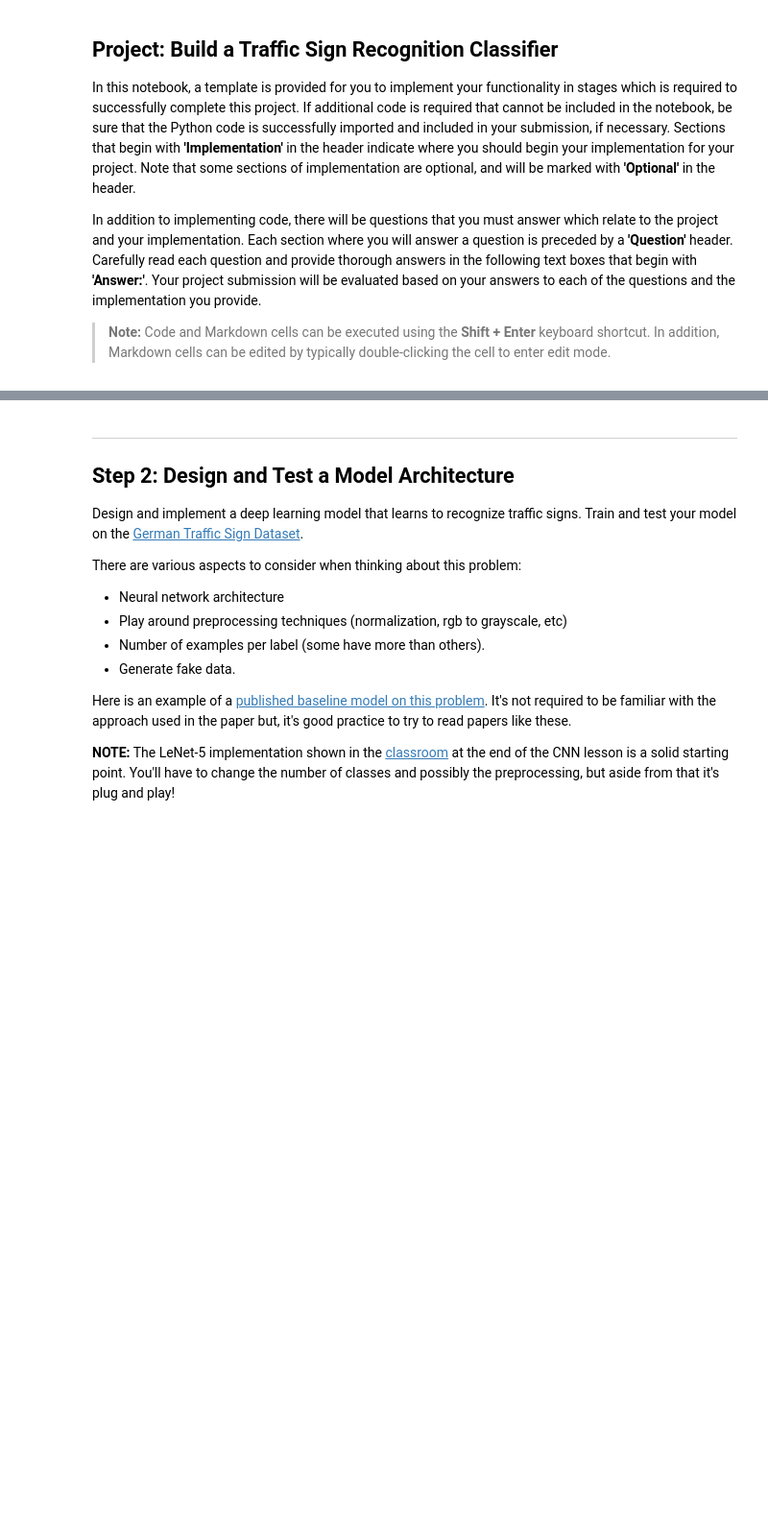
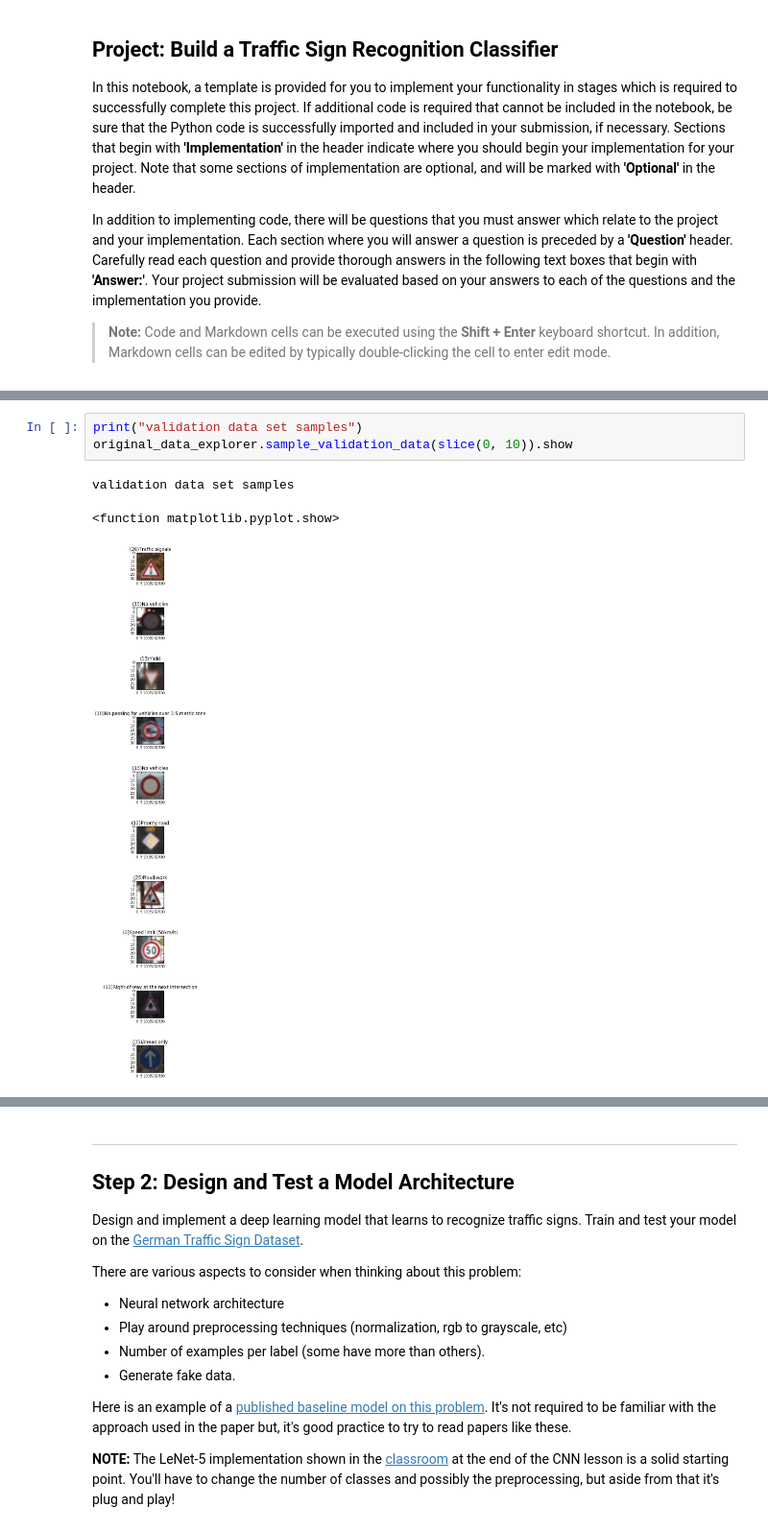
Before and after one commit to jluo-bgl/Traffic-Sign-Recognition-with-Deep-Learning-CNN, a Jupyter notebook: Traffic_Sign_Classifier.ipynb, the cells around one changed output, grey strips where cells are left out. Shown at 96% size. Drawn from its saved outputs; the diff is of its cells as text; blank space fills up the shorter version.

```diff
--- a/Traffic_Sign_Classifier.ipynb
+++ b/Traffic_Sign_Classifier.ipynb
@@ -141,0 +215,7 @@ showImages(X_train[100:130], "training_samples")
+# %%
+print("validation data set samples")
+original_data_explorer.sample_validation_data(slice(0, 10)).show
+# %% [output]
+validation data set samples
+<function matplotlib.pyplot.show>
+[figure, added]
```
Also changed, not shown: parts of 31 cells of this notebook, 2 other files.
